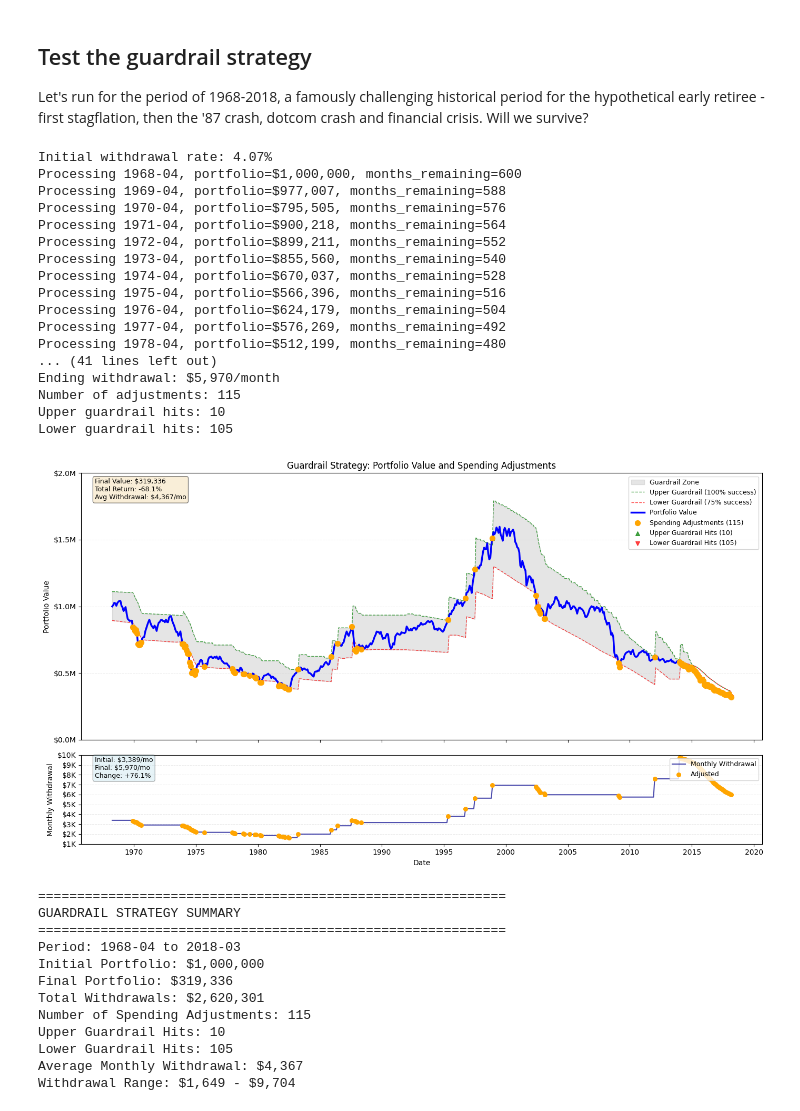
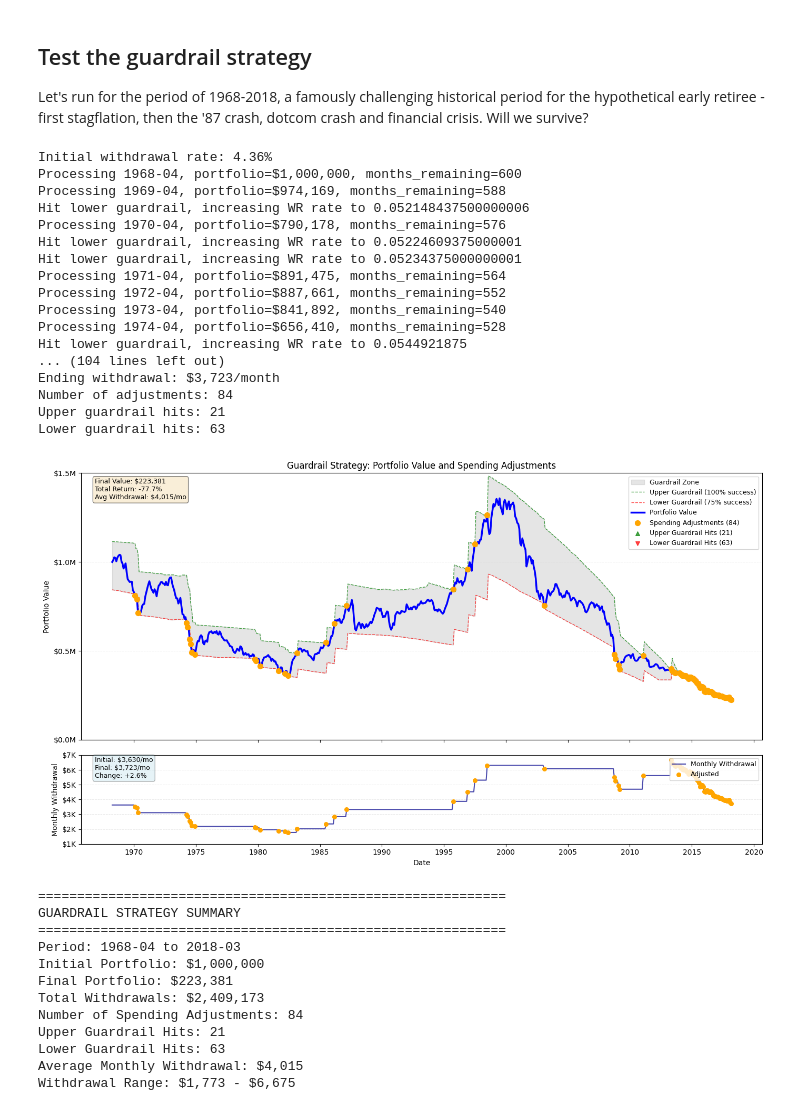
Before and after one commit to rogercost/fire-guardrails, a Jupyter notebook: Guardrails_Simplified.ipynb, the cells around one changed output. Cells and saved outputs as stored; diff of their text form; code cells hidden in the pictures.

```diff
--- a/Guardrails_Simplified.ipynb
+++ b/Guardrails_Simplified.ipynb
@@ -732,55 +736,55 @@ def plot_guardrail_portfolio(df, figsize=(14, 8)):
 # %%
 results = get_guardrail_withdrawals(
     df,
     start_date='1968-04-01',
     end_date='2018-03-31',
     initial_value=1_000_000,
     stock_pct=0.75,
     adjustment_threshold=0.00,
-    target_success_rate=0.90,
-    upper_guardrail_success=1.00,
-    lower_guardrail_success=0.75,
+    target_success_rate=0.80,
+    upper_guardrail_success=0.95,
+    lower_guardrail_success=0.50,
     upper_adjustment_fraction=1.0,
     lower_adjustment_fraction=0.1,
     verbose=True
 )
 
 # Analyze results
 print(f"\nStarting withdrawal: ${results['Withdrawal'].iloc[0]:,.0f}/month")
 print(f"Ending withdrawal: ${results['Withdrawal'].iloc[-1]:,.0f}/month")
 print(f"Number of adjustments: {results['Adjustment_Made'].sum()}")
 print(f"Upper guardrail hits: {(results['Guardrail_Hit'] == 'UPPER').sum()}")
 print(f"Lower guardrail hits: {(results['Guardrail_Hit'] == 'LOWER').sum()}")
 
 plot_guardrail_portfolio(results)
 # %% [output]
-Initial withdrawal rate: 4.07%
+Initial withdrawal rate: 4.36%
 Processing 1968-04, portfolio=$1,000,000, months_remaining=600
-Processing 1969-04, portfolio=$977,007, months_remaining=588
-Processing 1970-04, portfolio=$795,505, months_remaining=576
-Processing 1971-04, portfolio=$900,218, months_remaining=564
-Processing 1972-04, portfolio=$899,211, months_remaining=552
-Processing 1973-04, portfolio=$855,560, months_remaining=540
-Processing 1974-04, portfolio=$670,037, months_remaining=528
-Processing 1975-04, portfolio=$566,396, months_remaining=516
-Processing 1976-04, portfolio=$624,179, months_remaining=504
-Processing 1977-04, portfolio=$576,269, months_remaining=492
-Processing 1978-04, portfolio=$512,199, months_remaining=480
-... (41 lines left out)
-Ending withdrawal: $5,970/month
-Number of adjustments: 115
-Upper guardrail hits: 10
-Lower guardrail hits: 105
+Processing 1969-04, portfolio=$974,169, months_remaining=588
+Hit lower guardrail, increasing WR rate to 0.052148437500000006
+Processing 1970-04, portfolio=$790,178, months_remaining=576
+Hit lower guardrail, increasing WR rate to 0.05224609375000001
+Hit lower guardrail, increasing WR rate to 0.05234375000000001
+Processing 1971-04, portfolio=$891,475, months_remaining=564
+Processing 1972-04, portfolio=$887,661, months_remaining=552
+Processing 1973-04, portfolio=$841,892, months_remaining=540
+Processing 1974-04, portfolio=$656,410, months_remaining=528
+Hit lower guardrail, increasing WR rate to 0.0544921875
+... (104 lines left out)
+Ending withdrawal: $3,723/month
+Number of adjustments: 84
+Upper guardrail hits: 21
+Lower guardrail hits: 63
-[figure, old version]
+[figure, new version]
 ============================================================
 GUARDRAIL STRATEGY SUMMARY
 ============================================================
 Period: 1968-04 to 2018-03
 Initial Portfolio: $1,000,000
-Final Portfolio: $319,336
-Total Withdrawals: $2,620,301
-Number of Spending Adjustments: 115
-Upper Guardrail Hits: 10
-Lower Guardrail Hits: 105
-Average Monthly Withdrawal: $4,367
-Withdrawal Range: $1,649 - $9,704
+Final Portfolio: $223,381
+Total Withdrawals: $2,409,173
+Number of Spending Adjustments: 84
+Upper Guardrail Hits: 21
+Lower Guardrail Hits: 63
+Average Monthly Withdrawal: $4,015
+Withdrawal Range: $1,773 - $6,675
```
Also changed, not shown: parts of 1 cell of this notebook.
